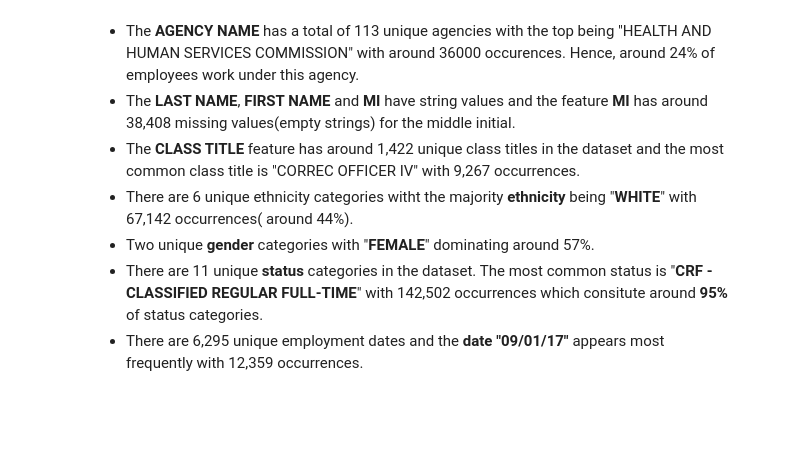
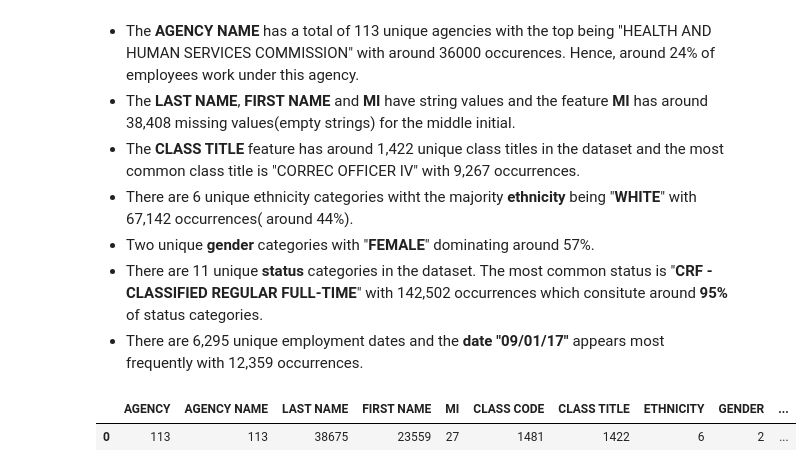
Before and after one commit to shanusaras/Capstone_Projects, a Jupyter notebook: Texas Salary Prediction/Project_02_Texas_salary_prediction.ipynb, the cells around one changed output. Saved outputs shown, nothing was run; the diff lists cells and outputs as text; code cells hidden in the pictures; blank space fills up the shorter version.

```diff
--- a/Texas Salary Prediction/Project_02_Texas_salary_prediction.ipynb
+++ b/Texas Salary Prediction/Project_02_Texas_salary_prediction.ipynb
@@ -223,3 +243,9 @@ data.describe(include='O').T.style.background_gradient(cmap='Oranges')
 - Two unique **gender** categories with "**FEMALE**" dominating around 57%.
 - There are 11 unique **status** categories in the dataset. The most common status is "**CRF - CLASSIFIED REGULAR FULL-TIME**" with 142,502 occurrences which consitute around **95%** of status categories.
 - There are 6,295 unique employment dates and the **date "09/01/17"** appears most frequently with 12,359 occurrences.
+# %%
+# unique values
+data.nunique().to_frame().T.style.background_gradient(cmap='magma')
+# %% [output]
+|  | AGENCY | AGENCY NAME | LAST NAME | FIRST NAME | MI | CLASS CODE | CLASS TITLE | ETHNICITY | GENDER | ... |
+| 0 | 113 | 113 | 38675 | 23559 | 27 | 1481 | 1422 | 6 | 2 | ... |
```
Also changed, not shown: parts of 22 cells of this notebook.
